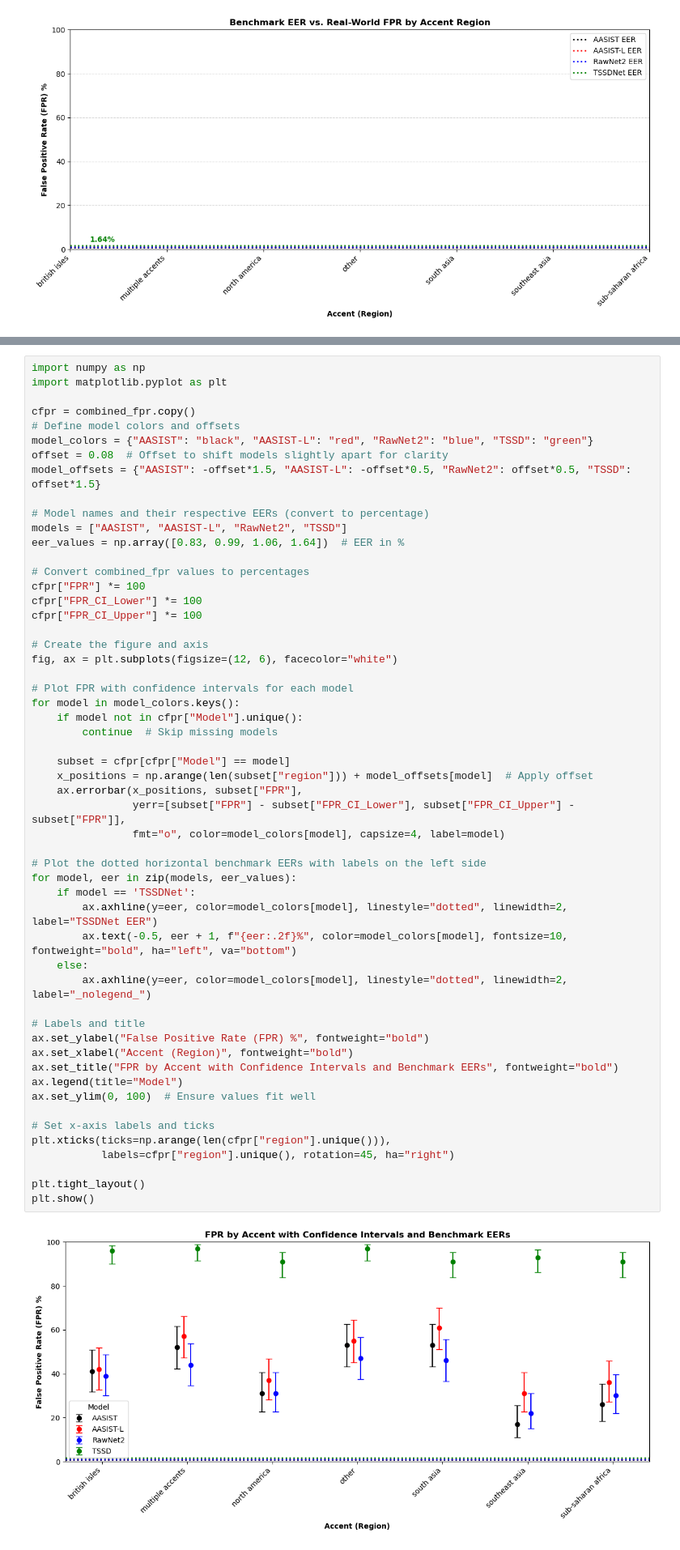
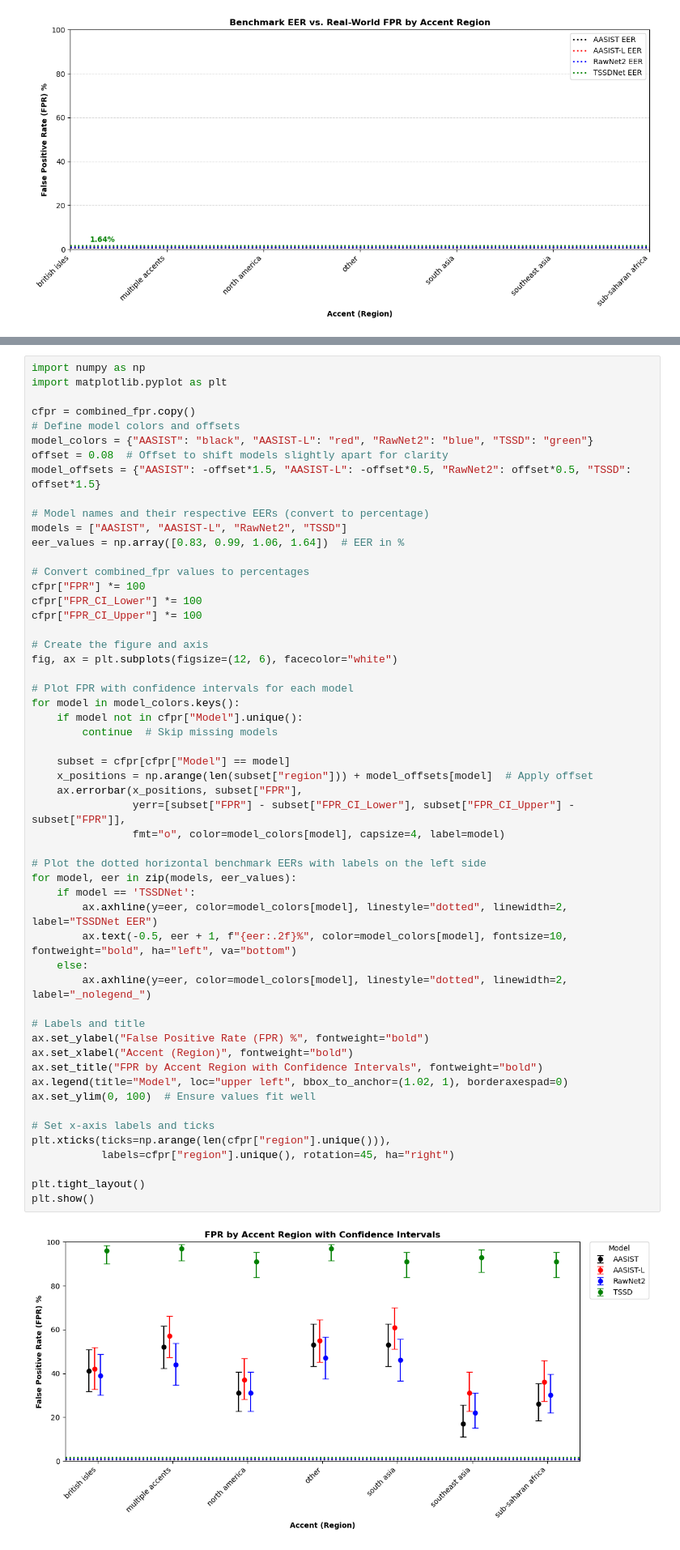
Before and after one commit to madfields17/Capstone_2025, a Jupyter notebook: capstone_models/model_analysis.ipynb, the cells around one changed output, grey strips where cells are left out. Shown at 81% size. Drawn from its saved outputs; the diff is of its cells as text.

```diff
--- a/capstone_models/model_analysis.ipynb
+++ b/capstone_models/model_analysis.ipynb
@@ -810,33 +810,33 @@ fig, ax = plt.subplots(figsize=(12, 6), facecolor="white")
 for model in model_colors.keys():
     if model not in cfpr["Model"].unique():
         continue  # Skip missing models
 
     subset = cfpr[cfpr["Model"] == model]
     x_positions = np.arange(len(subset["region"])) + model_offsets[model]  # Apply offset
     ax.errorbar(x_positions, subset["FPR"],
                 yerr=[subset["FPR"] - subset["FPR_CI_Lower"], subset["FPR_CI_Upper"] - subset["FPR"]],
                 fmt="o", color=model_colors[model], capsize=4, label=model)
 
 # Plot the dotted horizontal benchmark EERs with labels on the left side
 for model, eer in zip(models, eer_values):
     if model == 'TSSDNet':
         ax.axhline(y=eer, color=model_colors[model], linestyle="dotted", linewidth=2, label="TSSDNet EER")
         ax.text(-0.5, eer + 1, f"{eer:.2f}%", color=model_colors[model], fontsize=10, fontweight="bold", ha="left", va="bottom")
     else:
         ax.axhline(y=eer, color=model_colors[model], linestyle="dotted", linewidth=2, label="_nolegend_")
 
 # Labels and title
 ax.set_ylabel("False Positive Rate (FPR) %", fontweight="bold")
 ax.set_xlabel("Accent (Region)", fontweight="bold")
-ax.set_title("FPR by Accent with Confidence Intervals and Benchmark EERs", fontweight="bold")
-ax.legend(title="Model")
+ax.set_title("FPR by Accent Region with Confidence Intervals", fontweight="bold")
+ax.legend(title="Model", loc="upper left", bbox_to_anchor=(1.02, 1), borderaxespad=0)
 ax.set_ylim(0, 100)  # Ensure values fit well
 
 # Set x-axis labels and ticks
 plt.xticks(ticks=np.arange(len(cfpr["region"].unique())),
            labels=cfpr["region"].unique(), rotation=45, ha="right")
 
 plt.tight_layout()
 plt.show()
 # %% [output]
-[figure, old version]
+[figure, new version]
```
Also changed, not shown: parts of 4 cells of this notebook, 2 other files.
